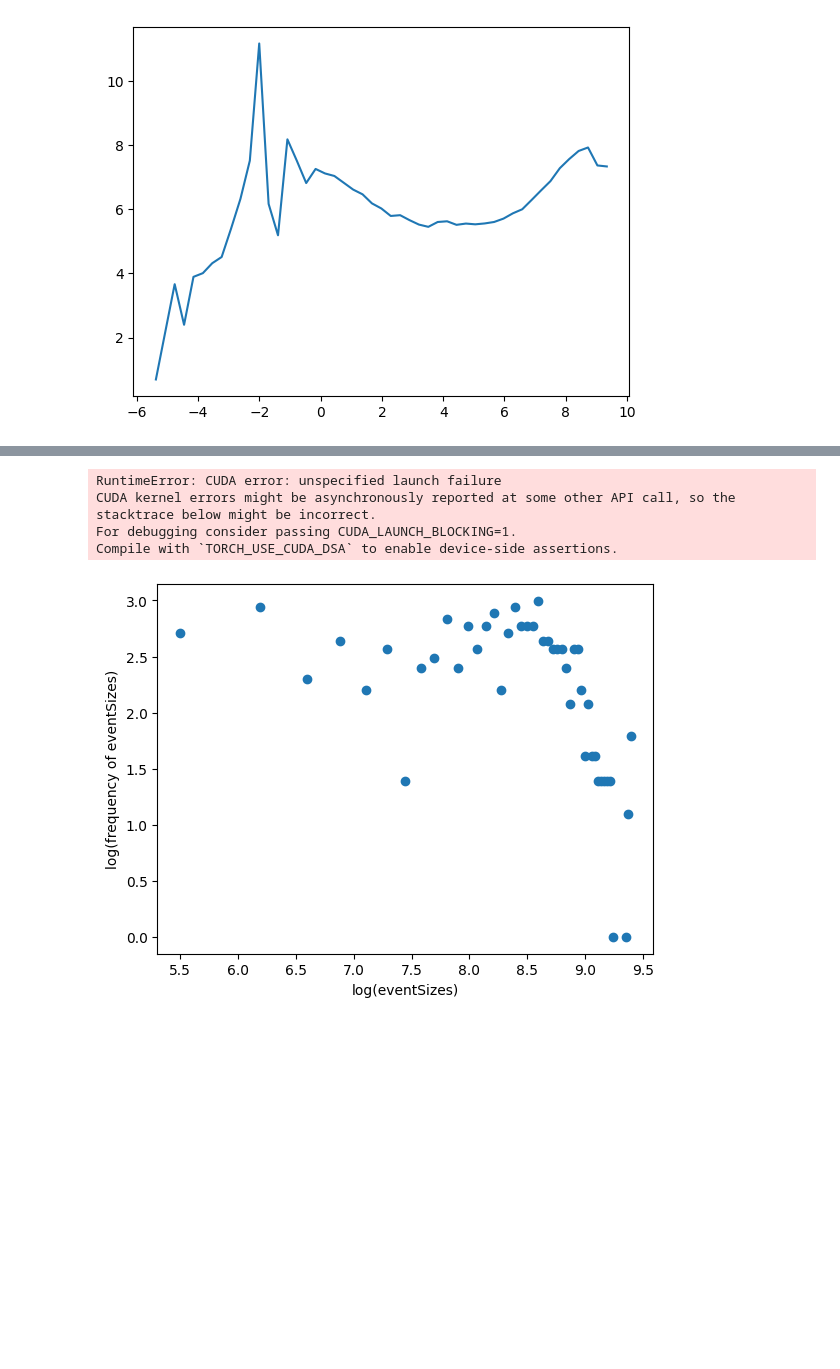
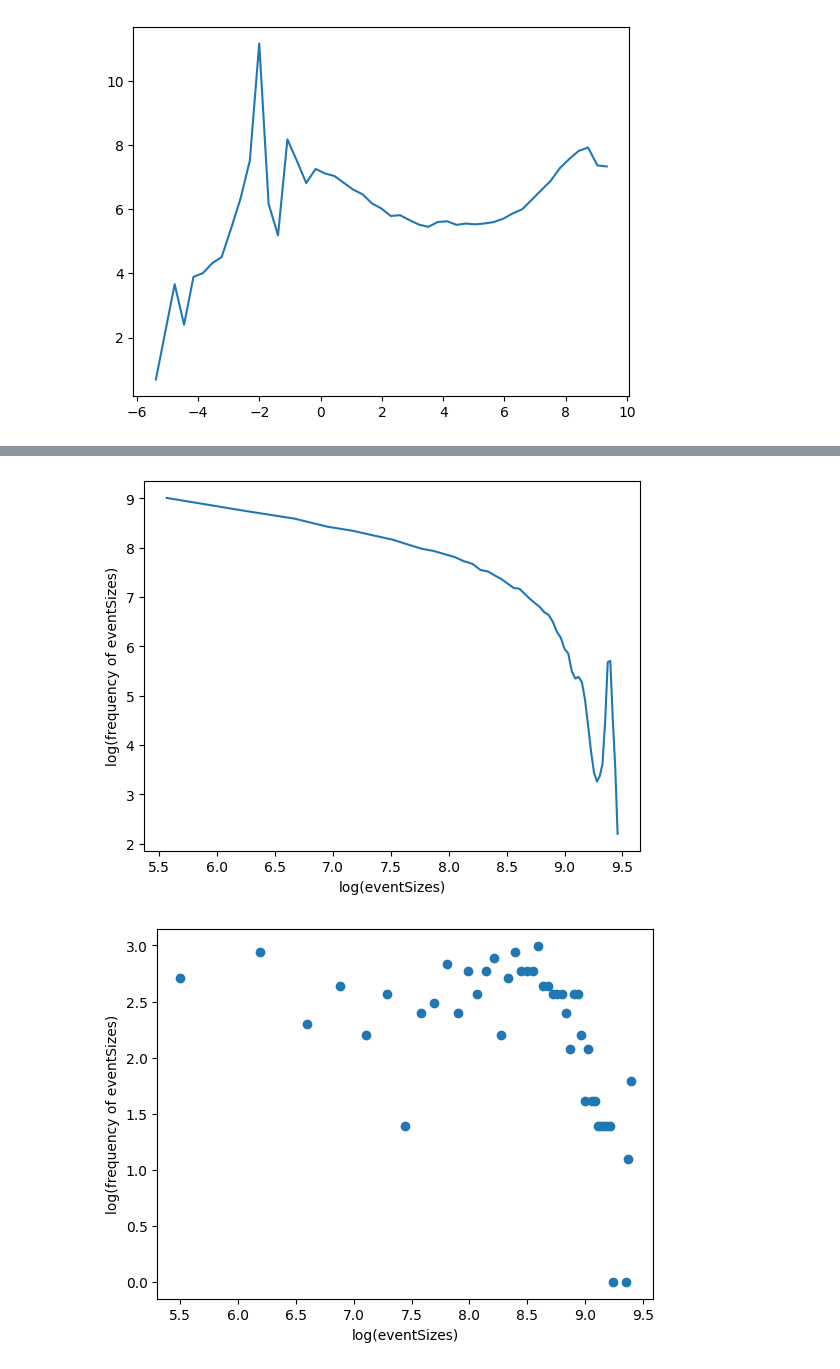
Before and after one commit to alireza-astane/Burridge_Knopoff_Model, a Jupyter notebook: BK_model/BKMoldel.ipynb, the cells around one changed output, grey strips where cells are left out. Cells and saved outputs as stored; diff of their text form; code cells hidden in the pictures; blank space fills up the shorter version.

```diff
--- a/BK_model/BKMoldel.ipynb
+++ b/BK_model/BKMoldel.ipynb
@@ -79,7 +79,7 @@ def step(x,v,t,alpha,u):
     v = torch.where(v<0, 0, v)
     return x, v,t+h
 
-def run(x,v,t,steps,alpha,u,width):
+def run(x,v,t,steps,alpha,u,width,L):
     xdata = torch.zeros((steps,L,width),dtype=dtype,device = device)
     vdata = torch.zeros((steps,L,width),dtype=dtype,device = device)
     tdata = torch.zeros((steps,width),dtype=dtype,device = device)
@@ -113,7 +113,7 @@ def run(x,v,t,steps,alpha,u,width):
     return x,v, t,eventsSize,eventsStep,eventsTime,evetnsBlock
 
 
-def getData(iteration , steps ,alpha,u,width):
+def getData(iteration , steps ,alpha,u,width,L):
     means = torch.zeros(iteration)
     x = 0.1*(torch.rand((L,width),dtype=dtype,device=device) - 1)
     v = torch.zeros((L,width),dtype=dtype,device=device)
@@ -124,7 +124,7 @@ def getData(iteration , steps ,alpha,u,width):
     evetnsBlocks = torch.empty((0),dtype=dtype,device = device)
 
     for i in tqdm(range(iteration)):
-        x,v,t,eventsSize,eventsStep,eventsTime,evetnsBlock = run(x,v,t,steps,alpha,u,width)
+        x,v,t,eventsSize,eventsStep,eventsTime,evetnsBlock = run(x,v,t,steps,alpha,u,width,L)
         eventsSizes = torch.concatenate((eventsSizes,eventsSize))
         eventsSteps = torch.concatenate((eventsSteps,eventsStep))
         eventsTimes = torch.concatenate((eventsTimes,eventsTime))
@@ -136,7 +136,7 @@ def getData(iteration , steps ,alpha,u,width):
 
     return  eventsSizes,eventsSteps,eventsTimes,means,evetnsBlocks
 
-def getData2(iteration , steps ,alpha,u,width):
+def getData2(iteration , steps ,alpha,u,width,L):
     means = torch.zeros(iteration)
     eventsSizes = torch.empty((0),dtype=dtype,device = device)
     eventsSteps = torch.empty((0),dtype=dtype,device = device)
@@ -148,7 +148,7 @@ def getData2(iteration , steps ,alpha,u,width):
         x = 0.1*(torch.rand((L,width),dtype=dtype,device=device) - 1)
         v = torch.zeros((L,width),dtype=dtype,device=device)
         t = torch.zeros(width,dtype=dtype,device=device)
-        x,v,t,eventsSize,eventsStep,eventsTime,evetnsBlock = run(x,v,t,steps,alpha,u,width)
+        x,v,t,eventsSize,eventsStep,eventsTime,evetnsBlock = run(x,v,t,steps,alpha,u,width,L)
         eventsSizes = torch.concatenate((eventsSizes,eventsSize))
         eventsSteps = torch.concatenate((eventsSteps,eventsStep))
         eventsTimes = torch.concatenate((eventsTimes,eventsTime))
@@ -163,5 +170,5 @@ def getData2(iteration , steps ,alpha,u,width):
 # %%
-eventsSizes,eventsSteps,eventsTimes,means,evetnsBlocks1 = getData2(100,20_000,alpha,u,10)
+eventsSizes,eventsSteps,eventsTimes,means,evetnsBlocks1 = getData2(200,1_000,alpha,u,1000)
 print(eventsSizes.shape)
 eventsSizes.cpu().min()
 # %% [output]
@@ -217,15 +260,12 @@ slope is 0.15274757463505614
 # %%
-freq,size = np.histogram((eventsSizes+1).cpu(),bins=50)
+freq,size = np.histogram((eventsSizes).cpu(),bins=50)
 # plt.title("log(frequency of eventSizes) vs log(eventSizes) for independent sampling")
 plt.xlabel("log(eventSizes)")
 plt.ylabel("log(frequency of eventSizes)")
 plt.plot(np.log(size[:-1]),np.log(freq))
 plt.savefig("fig1_1.png")
 # %% [output]
-RuntimeError: CUDA error: unspecified launch failure
-CUDA kernel errors might be asynchronously reported at some other API call, so the stacktrace below might be incorrect.
-For debugging consider passing CUDA_LAUNCH_BLOCKING=1.
-Compile with `TORCH_USE_CUDA_DSA` to enable device-side assertions.
+[figure, added]
 # %%
 freq,size = np.histogram(eventsSizes2.cpu(),bins=50)
 # plt.title("log(frequency of eventSizes) vs log(eventSizes) for dependent sampling")
```
Also changed, not shown: parts of 2 cells of this notebook.
